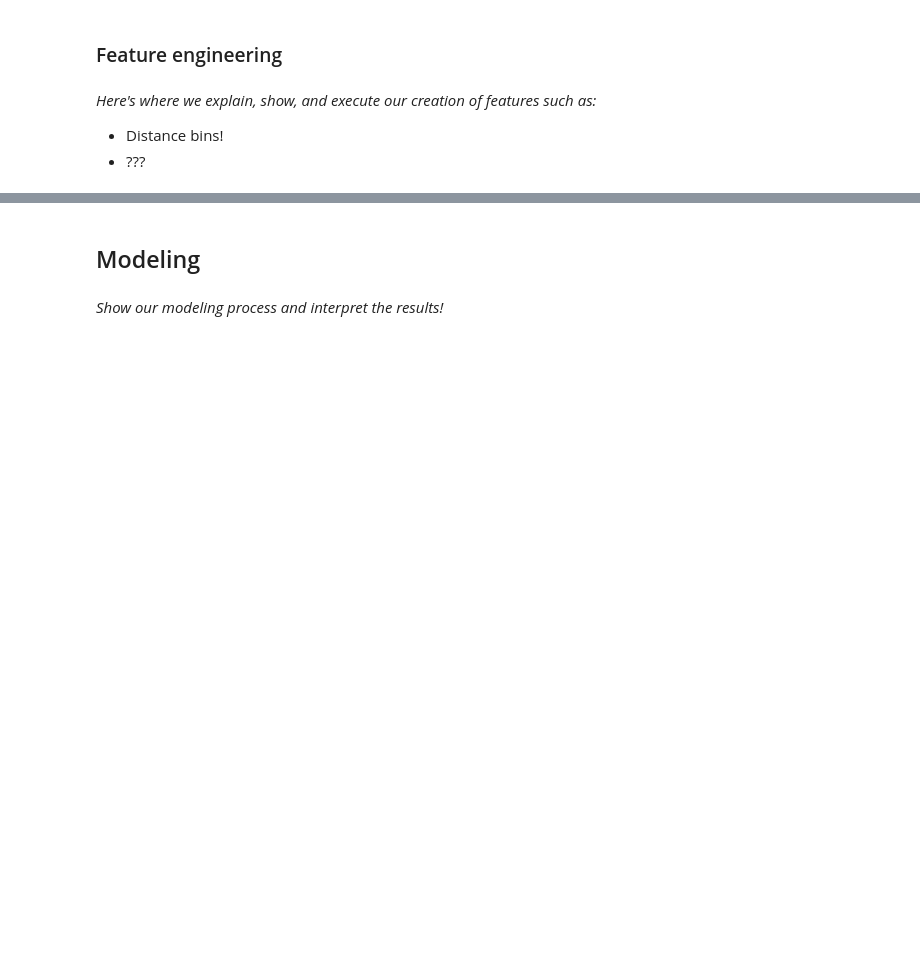
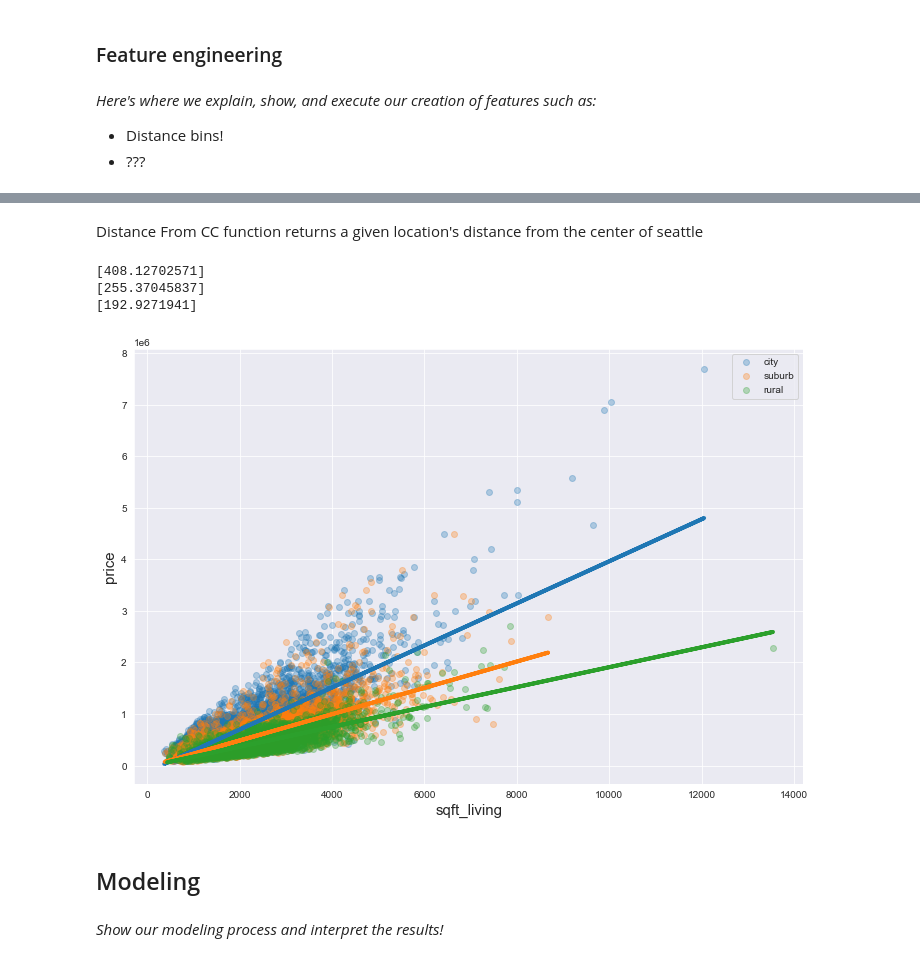
Before and after one commit to jmarkowi/kingcounty, a Jupyter notebook: predicting_prices_king_count.ipynb, the cells around one changed output, grey strips where cells are left out. Drawn from its saved outputs; the diff is of its cells as text; code cells hidden in the pictures; blank space fills up the shorter version.

```diff
--- a/predicting_prices_king_count.ipynb
+++ b/predicting_prices_king_count.ipynb
@@ -74,0 +94,5 @@ houses_df.hist(column=['log_price', 'log_sqft_living'], bins='auto');
+# %% [markdown]
+Distance From CC function returns a given location's distance from the center of seattle
+# %%
+def distance_from_cc(lat, long):
+    return haversine_distance(lat, long, 47.606, -122.332)
@@ -75,3 +104,51 @@ houses_df.hist(column=['log_price', 'log_sqft_living'], bins='auto');
+# %%
+city = houses_df[houses_df['distance_from_seattle'] <= 12]
+suburb = houses_df[(houses_df['distance_from_seattle'] > 12) & (houses_df['distance_from_seattle'] <= 25)]
+rural = houses_df[(houses_df['distance_from_seattle'] > 25)]
+# %%
+regression1 = LinearRegression()
+regression2 = LinearRegression()
+regression3 = LinearRegression()
+
+sqft_1 = city['sqft_living'].values.reshape(-1, 1)
+sqft_2 = suburb['sqft_living'].values.reshape(-1, 1)
+sqft_3 = rural['sqft_living'].values.reshape(-1, 1)
+
+regression1.fit(sqft_1, city['price'])
+regression2.fit(sqft_2, suburb['price'])
+regression3.fit(sqft_3, rural['price'])
+
+pred_1 = regression1.predict(sqft_1)
+pred_2 = regression2.predict(sqft_2)
+pred_3 = regression3.predict(sqft_3)
+
+print(regression1.coef_)
+print(regression2.coef_)
+print(regression3.coef_)
+# %% [output]
+[408.12702571]
+[255.37045837]
+[192.9271941]
+# %%
+import seaborn as sns
+fig = plt.figure(figsize = (12, 8))
+
+sns.set_style('darkgrid')
+
+plt.scatter(sqft_1, city['price'],  alpha=0.3, label = 'city')
+plt.scatter(sqft_2, suburb['price'], alpha=0.3, label = 'suburb')
+plt.scatter(sqft_3, rural['price'],  alpha=0.3, label = 'rural')
+
+plt.plot(sqft_1, pred_1, linewidth=4)
+plt.plot(sqft_2, pred_2, linewidth=4)
+plt.plot(sqft_3, pred_3, linewidth=4)
+
+
+plt.ylabel('price', fontsize = 15)
+plt.xlabel('sqft_living', fontsize = 15)
+plt.legend();
+# %% [output]
+[figure, added]
 # %% [markdown]
 ## Modeling
 # %% [markdown]
```
Also changed, not shown: parts of 14 cells of this notebook.
